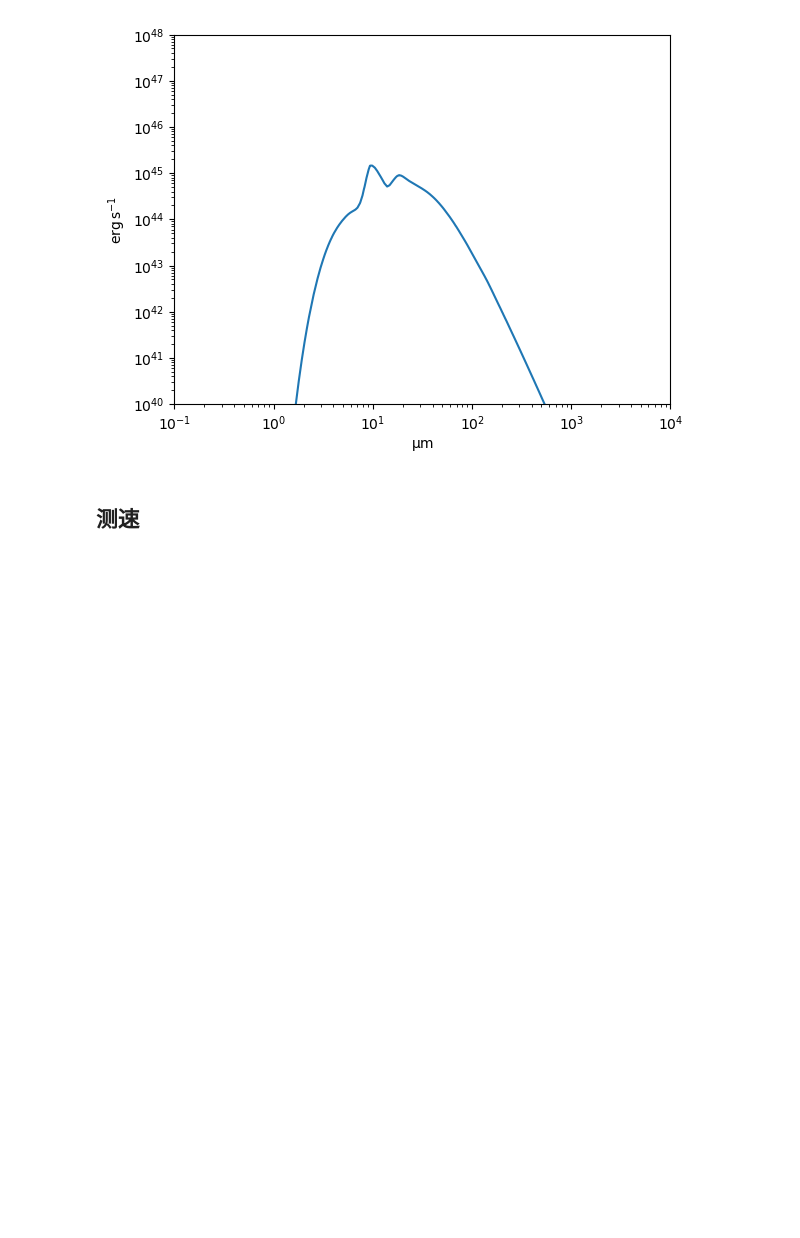
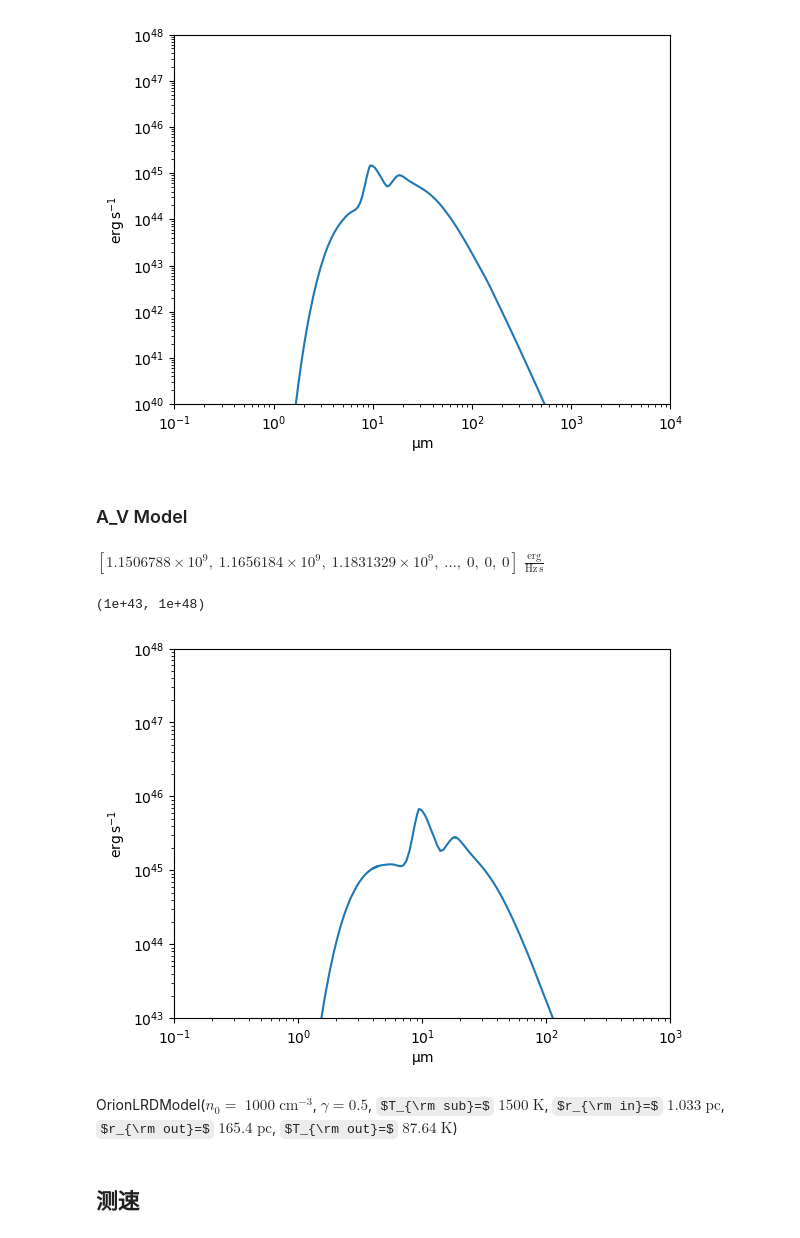
Before and after one commit to c-kj/LRD_dust_modeling, a Jupyter notebook: notebooks/加 units.ipynb, the cells around one changed output. Saved outputs shown, nothing was run; the diff lists cells and outputs as text; code cells hidden in the pictures; some formulas as TeX source; blank space fills up the shorter version.

```diff
--- a/notebooks/加 units.ipynb
+++ b/notebooks/加 units.ipynb
@@ -147,6 +147,26 @@ plt.ylim(*[1e40,1e48]*u.erg/u.s)
 # %% [output]
 (np.float64(1e+40), np.float64(1e+48))
 [figure]
+# %% [markdown]
+### A_V Model
+# %%
+model = A_V_model(n_0=1e3 * u.cm**-3, gamma=.5, T_sub=1500 * u.K, A_V=3 * u.mag(), opacity=Orion_opacity, observed_SED=SED(Labbe_photo['nu_rest'], Labbe_photo['Lnu_rest']))
+model.calc_L_nu()
+# %% [output]
+$[1.1506788 \times 10^{9},~1.1656184 \times 10^{9},~1.1831329 \times 10^{9},~\dots,~0,~0,~0] \; \mathrm{\frac{erg}{Hz\,s}}$
+# %%
+plt.loglog(model.opacity.wavelength, model.calc_nu_L_nu())
+plt.xlim(1e-1*u.micron, 1e3 * u.micron)
+plt.ylim(1e43, 1e48)
+# %% [output]
+(1e+43, 1e+48)
+[figure, added]
+# %%
+model
+# %% [output]
+OrionLRDModel($n_0=$ $1000 \; \mathrm{cm^{-3}}$, $\gamma=0.5$,
+        $T_{\rm sub}=$ $1500 \; \mathrm{K}$,
+        $r_{\rm in}=$ $1.033 \; \mathrm{pc}$, $r_{\rm out}=$ $165.4 \; \mathrm{pc}$, $T_{\rm out}=$ $87.64 \; \mathrm{K}$)
 # %% [markdown]
 ## 测速
 # %%
```
Also changed, not shown: parts of 20 cells of this notebook, 3 other files.
